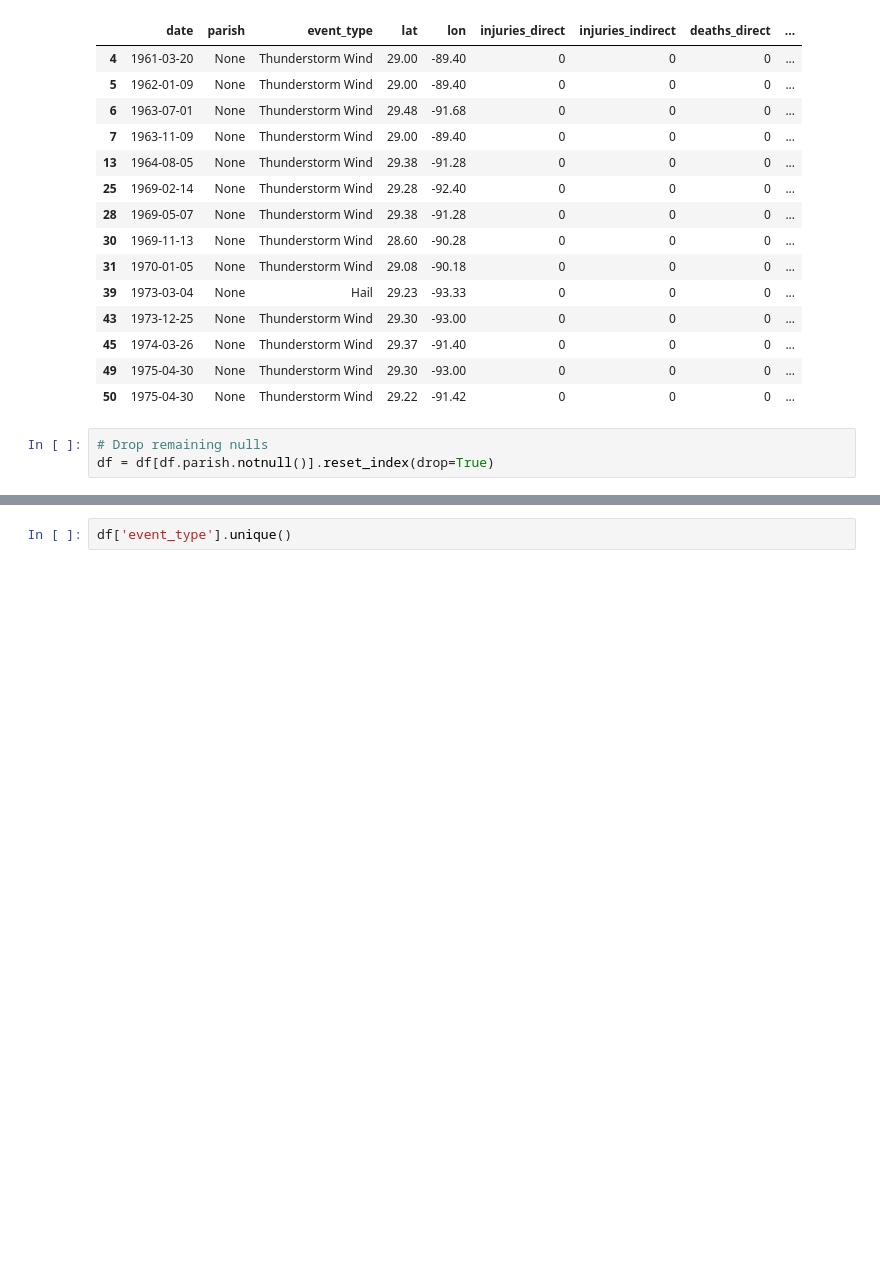
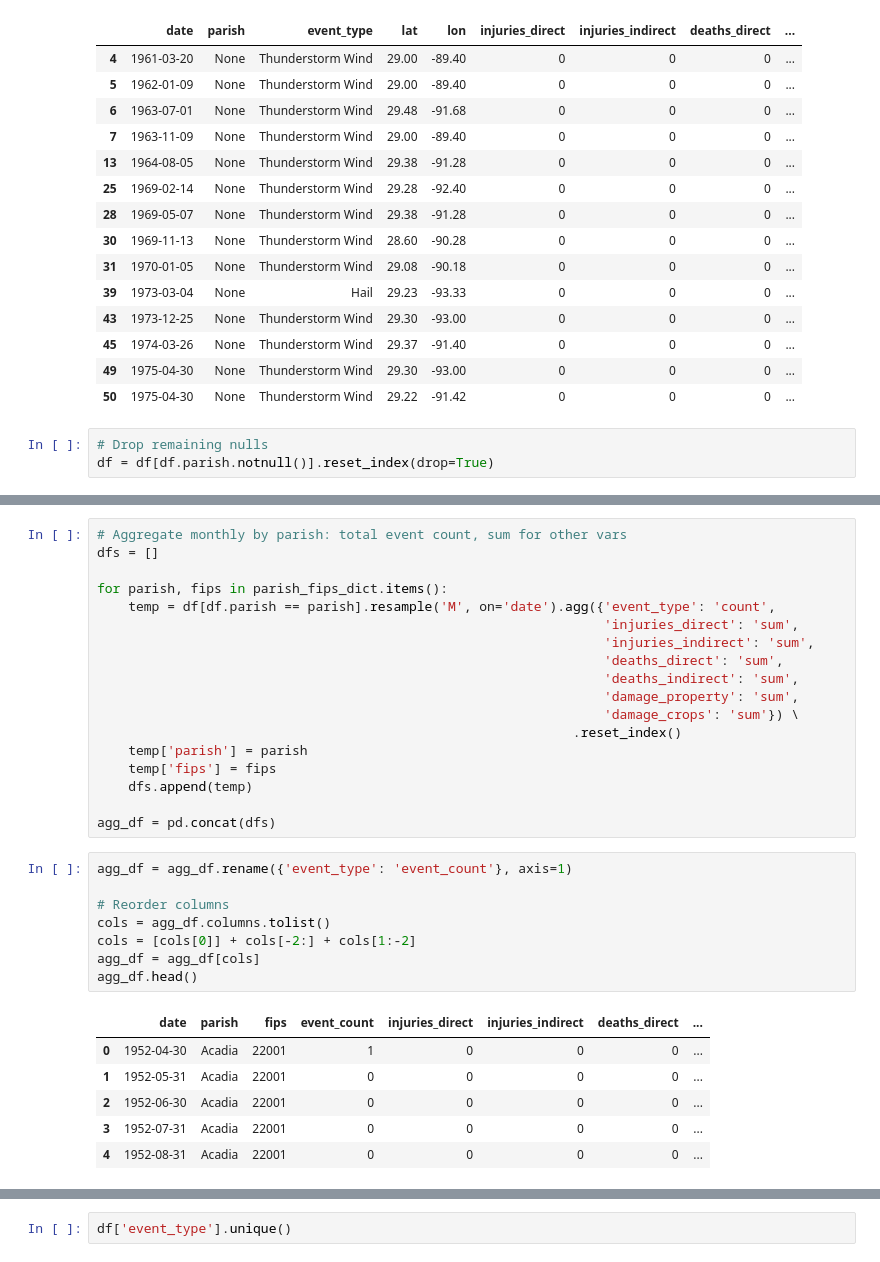
Before and after one commit to jennyrhee/flood-events, a Jupyter notebook: notebooks/data_wrangling.ipynb, the cells around one changed output, grey strips where cells are left out. Drawn from its saved outputs; the diff is of its cells as text; blank space fills up the shorter version.

```diff
--- a/notebooks/data_wrangling.ipynb
+++ b/notebooks/data_wrangling.ipynb
@@ -472,0 +527,33 @@ df[df.index == 59]
+# %%
+# Aggregate monthly by parish: total event count, sum for other vars
+dfs = []
+
+for parish, fips in parish_fips_dict.items():
+    temp = df[df.parish == parish].resample('M', on='date').agg({'event_type': 'count',
+                                                                 'injuries_direct': 'sum',
+                                                                 'injuries_indirect': 'sum',
+                                                                 'deaths_direct': 'sum',
+                                                                 'deaths_indirect': 'sum',
+                                                                 'damage_property': 'sum',
+                                                                 'damage_crops': 'sum'}) \
+                                                             .reset_index()
+    temp['parish'] = parish
+    temp['fips'] = fips
+    dfs.append(temp)
+
+agg_df = pd.concat(dfs)
+# %%
+agg_df = agg_df.rename({'event_type': 'event_count'}, axis=1)
+
+# Reorder columns
+cols = agg_df.columns.tolist()
+cols = [cols[0]] + cols[-2:] + cols[1:-2]
+agg_df = agg_df[cols]
+agg_df.head()
+# %% [output]
+|  | date | parish | fips | event_count | injuries_direct | injuries_indirect | deaths_direct | ... |
+| 0 | 1952-04-30 | Acadia | 22001 | 1 | 0 | 0 | 0 | ... |
+| 1 | 1952-05-31 | Acadia | 22001 | 0 | 0 | 0 | 0 | ... |
+| 2 | 1952-06-30 | Acadia | 22001 | 0 | 0 | 0 | 0 | ... |
+| 3 | 1952-07-31 | Acadia | 22001 | 0 | 0 | 0 | 0 | ... |
+| 4 | 1952-08-31 | Acadia | 22001 | 0 | 0 | 0 | 0 | ... |
```
Also changed, not shown: parts of 32 cells of this notebook, 1 other file.
